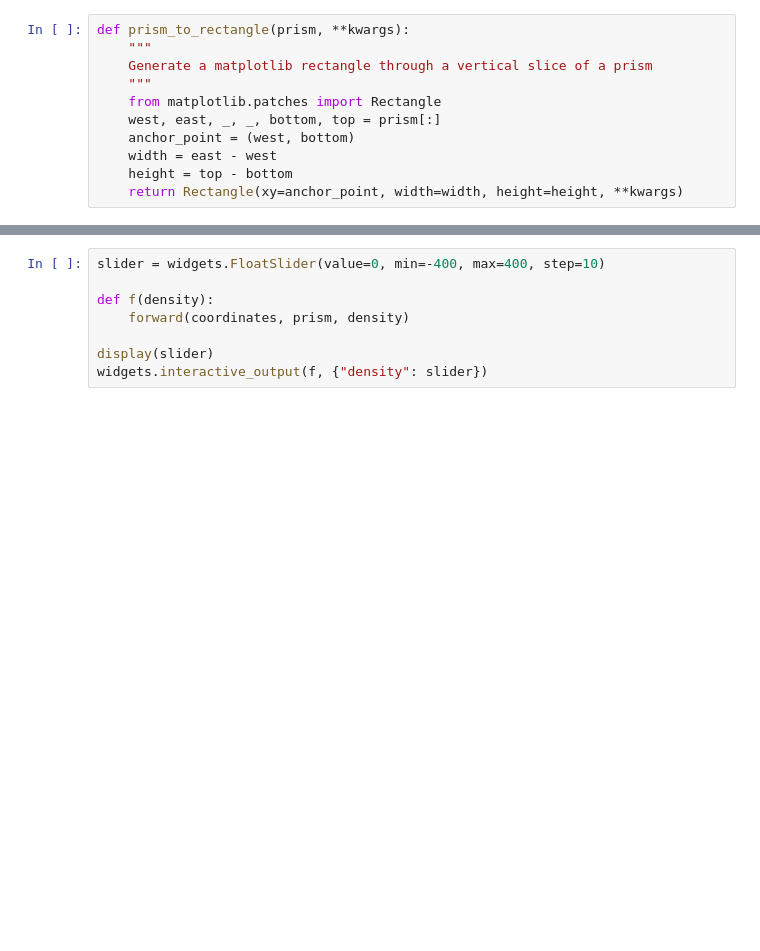
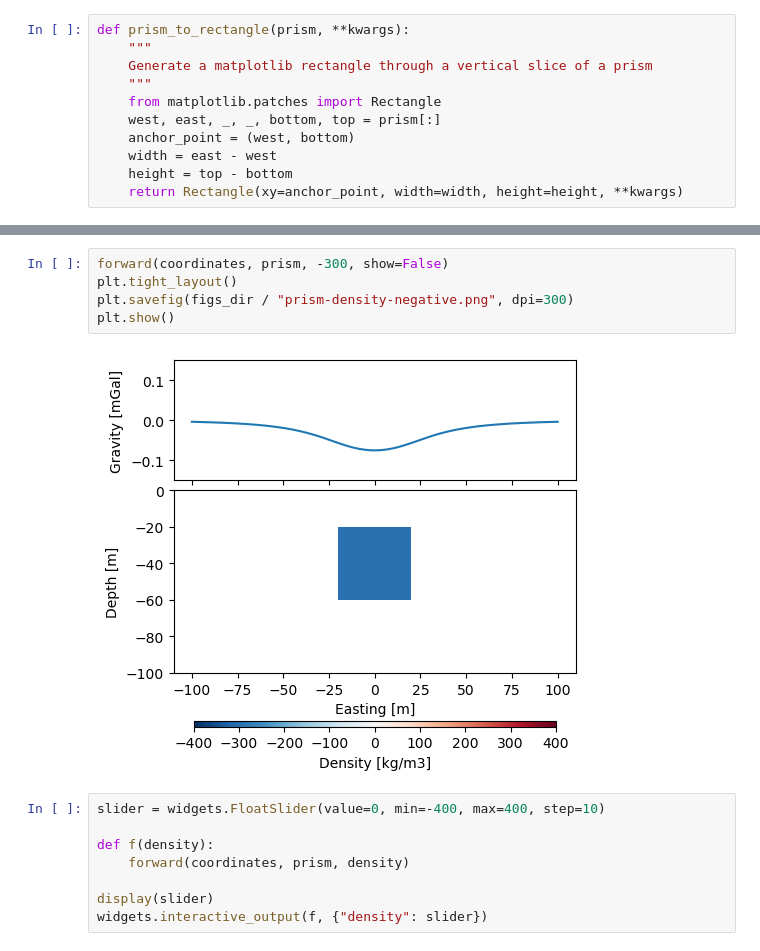
Before and after one commit to santisoler/2023-carbmin-lecture, a Jupyter notebook: notebooks/forward-cartoons.ipynb, the cells around one changed output, grey strips where cells are left out. Saved outputs shown, nothing was run; the diff lists cells and outputs as text; blank space fills up the shorter version.

```diff
--- a/notebooks/forward-cartoons.ipynb
+++ b/notebooks/forward-cartoons.ipynb
@@ -81,3 +90,10 @@ forward(coordinates, prism, 300)
+# %%
+forward(coordinates, prism, -300, show=False)
+plt.tight_layout()
+plt.savefig(figs_dir / "prism-density-negative.png", dpi=300)
+plt.show()
+# %% [output]
+[figure, added]
 # %%
 slider = widgets.FloatSlider(value=0, min=-400, max=400, step=10)
 
```
Also changed, not shown: parts of 4 cells of this notebook, 2 other files.
